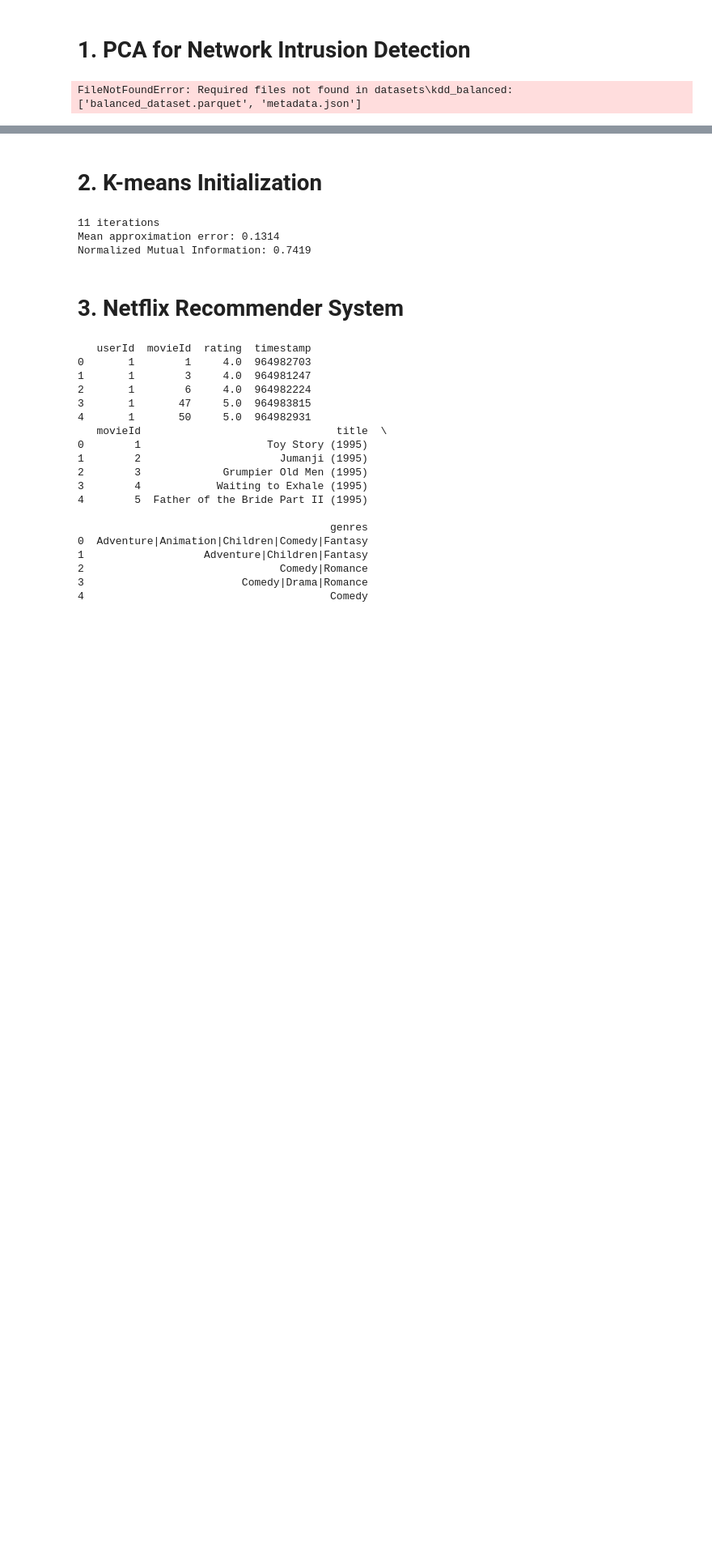
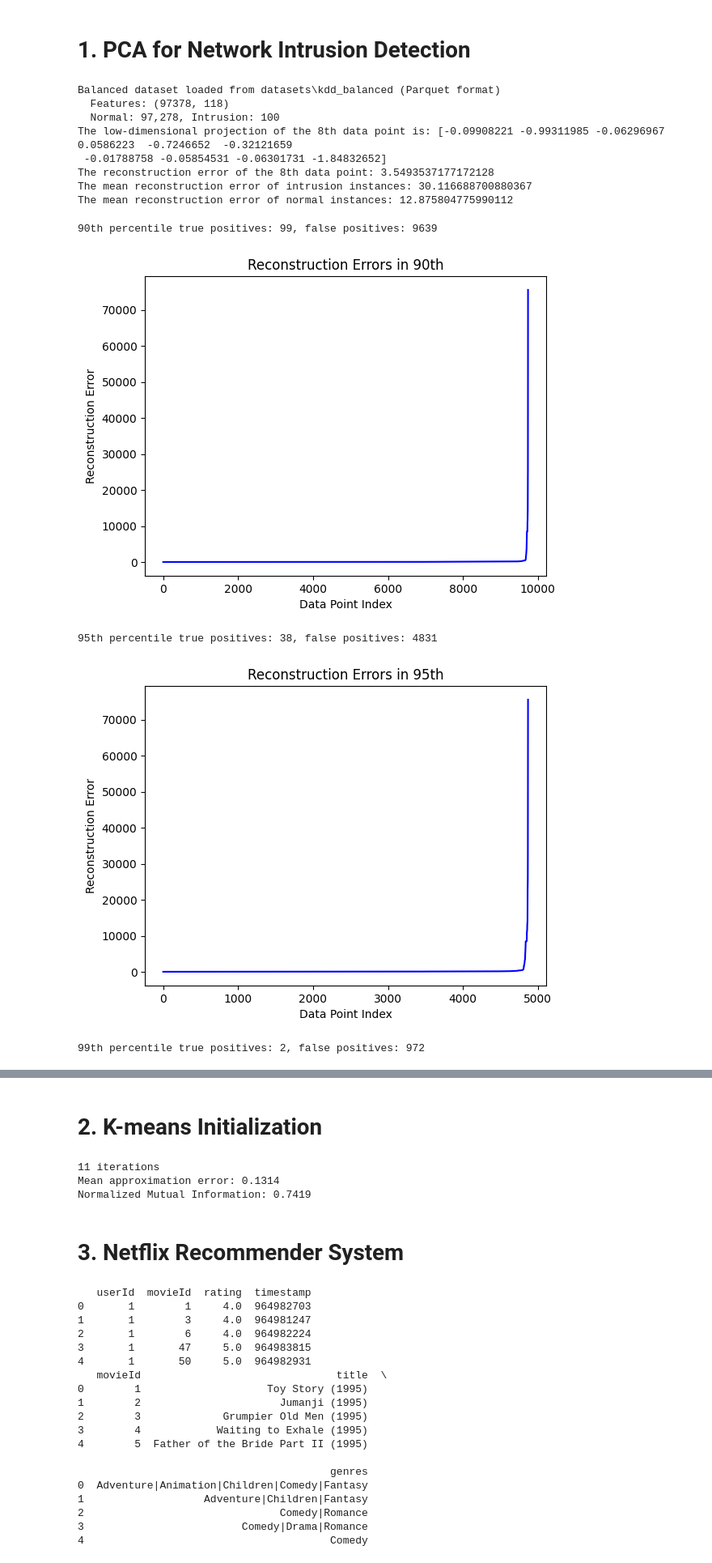
Before and after one commit to macwojtkowskee/2IRR50, a Jupyter notebook: homework_2_setup.ipynb, the cells around one changed output, grey strips where cells are left out. Shown at 81% size. Drawn from its saved outputs; the diff is of its cells as text; code cells hidden in the pictures; blank space fills up the shorter version.

```diff
--- a/homework_2_setup.ipynb
+++ b/homework_2_setup.ipynb
@@ -83,6 +98,55 @@ def compute_reconstruction_error(original, reconstructed):
 # %%
 D_balanced, is_normal_balanced, original_indices, _, metadata = load_kdd_data()
 
-# Your code here
+#Calculate the low dimensional projection
+X, mu_intrusion = compute_pca_from_intrusion_data(D_balanced, 10)
+projection = project_to_low_dimensional_space(D_balanced, X, mu_intrusion)
+print("The low-dimensional projection of the 8th data point is: " + str(projection[7]))
+
+#Reconstruct the data from the low-dimensional projection
+reconstructed = reconstruct_from_low_dimensional(projection, X, mu_intrusion)
+#Evaluate reconstruction error
+reconError = compute_reconstruction_error(D_balanced, reconstructed)
+print("The reconstruction error of the 8th data point: " + str(reconError[7]))
+#Mean error of all intrusions
+intrusions = reconError[~is_normal_balanced]
+print("The mean reconstruction error of intrusion instances: " + str(np.mean(intrusions)))
+#Mean error on non-intrusions
+normal = reconError[is_normal_balanced]
+print("The mean reconstruction error of normal instances: " + str(np.mean(normal)))
 # %% [output]
-FileNotFoundError: Required files not found in datasets\kdd_balanced: ['balanced_dataset.parquet', 'metadata.json']
+Balanced dataset loaded from datasets\kdd_balanced (Parquet format)
+  Features: (97378, 118)
+  Normal: 97,278, Intrusion: 100
+The low-dimensional projection of the 8th data point is: [-0.09908221 -0.99311985 -0.06296967  0.0586223  -0.7246652  -0.32121659
+ -0.01788758 -0.05854531 -0.06301731 -1.84832652]
+The reconstruction error of the 8th data point: 3.5493537177172128
+The mean reconstruction error of intrusion instances: 30.116688700880367
+The mean reconstruction error of normal instances: 12.875804775990112
+# %%
+import matplotlib.pyplot as plt
+#Sort reconstruction errors
+sortedErrors = np.sort(reconError)
+
+#get percentile thresholds for 90th, 95th and 99th percentile
+percentiles = [90, 95, 99]
+thresholds = np.percentile(reconError, percentiles)
+
+# Create line plots of each percentile
+for label, threshold in zip(percentiles ,thresholds):
+    percentile = [i for i in sortedErrors if i >= threshold]
+    percentileMask = reconError >= threshold
+    truePos = np.sum(percentileMask & (~is_normal_balanced))
+    falsePos = np.sum(percentileMask & is_normal_balanced)
+    print(str(label) + "th percentile true positives: " + str(truePos) + ", false positives: "+str(falsePos))
+    plt.plot(percentile, label='Reconstruction Error', color='blue')
+    plt.title(f'Reconstruction Errors in {label}th')
+    plt.xlabel('Data Point Index')
+    plt.ylabel('Reconstruction Error')
+    plt.show()
+# %% [output]
+90th percentile true positives: 99, false positives: 9639
+[figure, added]
+95th percentile true positives: 38, false positives: 4831
+[figure, added]
+99th percentile true positives: 2, false positives: 972
```
Also changed, not shown: parts of 2 cells of this notebook.
